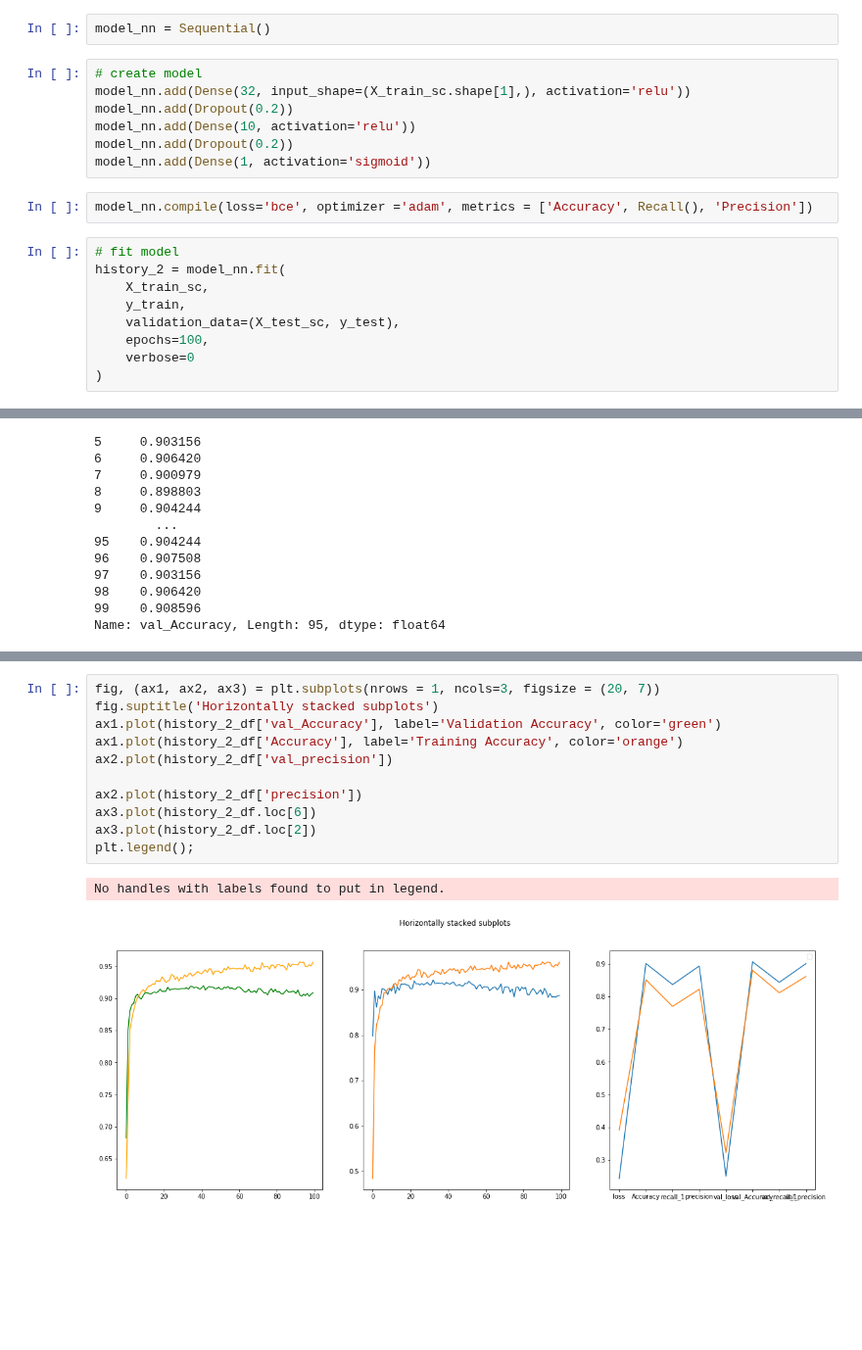
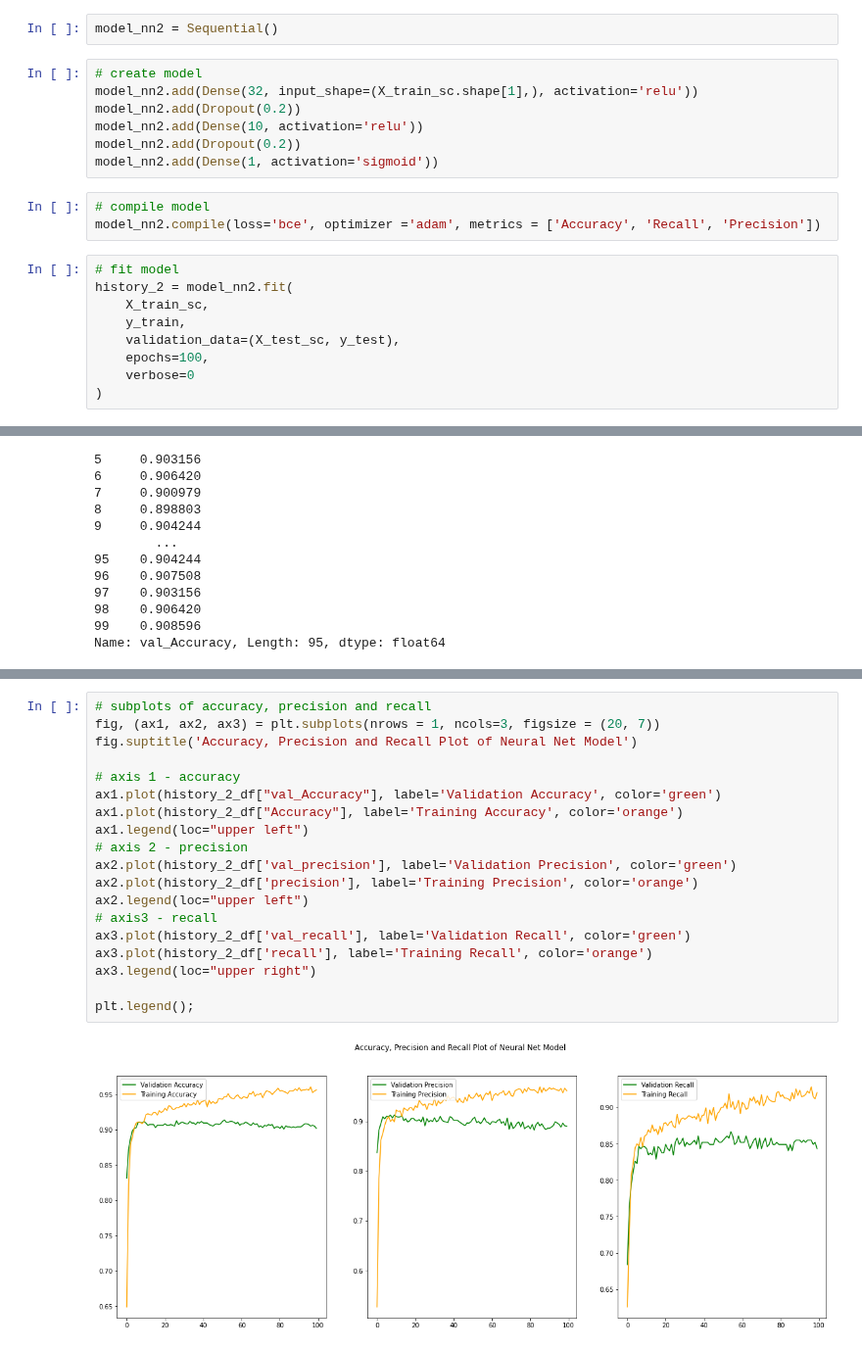
Before and after one commit to creigsantiago/GA-Project-5, a Jupyter notebook: Modeling_NaiveBayes_NeuralNets.ipynb, the cells around one changed output, grey strips where cells are left out. Shown at 98% size. Cells and saved outputs as stored; diff of their text form; blank space fills up the shorter version.

Commit message:
modeling notebooks

```diff
--- a/Modeling_NaiveBayes_NeuralNets.ipynb
+++ b/Modeling_NaiveBayes_NeuralNets.ipynb
@@ -292,19 +335,20 @@ sc = StandardScaler()
 X_train_sc = sc.fit_transform(X_train)
 X_test_sc = sc.transform(X_test)
 # %%
-model_nn = Sequential()
+model_nn2 = Sequential()
 # %%
 # create model
-model_nn.add(Dense(32, input_shape=(X_train_sc.shape[1],), activation='relu'))
-model_nn.add(Dropout(0.2))
-model_nn.add(Dense(10, activation='relu'))
-model_nn.add(Dropout(0.2))
-model_nn.add(Dense(1, activation='sigmoid'))
+model_nn2.add(Dense(32, input_shape=(X_train_sc.shape[1],), activation='relu'))
+model_nn2.add(Dropout(0.2))
+model_nn2.add(Dense(10, activation='relu'))
+model_nn2.add(Dropout(0.2))
+model_nn2.add(Dense(1, activation='sigmoid'))
 # %%
-model_nn.compile(loss='bce', optimizer ='adam', metrics = ['Accuracy', Recall(), 'Precision'])
+# compile model
+model_nn2.compile(loss='bce', optimizer ='adam', metrics = ['Accuracy', 'Recall', 'Precision'])
 # %%
 # fit model
-history_2 = model_nn.fit(
+history_2 = model_nn2.fit(
     X_train_sc,
     y_train,
     validation_data=(X_test_sc, y_test),
@@ -348,15 +384,22 @@ plt.legend();
 # %%
+# subplots of accuracy, precision and recall
 fig, (ax1, ax2, ax3) = plt.subplots(nrows = 1, ncols=3, figsize = (20, 7))
-fig.suptitle('Horizontally stacked subplots')
-ax1.plot(history_2_df['val_Accuracy'], label='Validation Accuracy', color='green')
-ax1.plot(history_2_df['Accuracy'], label='Training Accuracy', color='orange')
-ax2.plot(history_2_df['val_precision'])
+fig.suptitle('Accuracy, Precision and Recall Plot of Neural Net Model')
 
-ax2.plot(history_2_df['precision'])
-ax3.plot(history_2_df.loc[6])
-ax3.plot(history_2_df.loc[2])
+# axis 1 - accuracy
+ax1.plot(history_2_df["val_Accuracy"], label='Validation Accuracy', color='green')
+ax1.plot(history_2_df["Accuracy"], label='Training Accuracy', color='orange')
+ax1.legend(loc="upper left")
+# axis 2 - precision
+ax2.plot(history_2_df['val_precision'], label='Validation Precision', color='green')
+ax2.plot(history_2_df['precision'], label='Training Precision', color='orange')
+ax2.legend(loc="upper left")
+# axis3 - recall
+ax3.plot(history_2_df['val_recall'], label='Validation Recall', color='green')
+ax3.plot(history_2_df['recall'], label='Training Recall', color='orange')
+ax3.legend(loc="upper right")
+
 plt.legend();
 # %% [output]
-No handles with labels found to put in legend.
-[figure, old version]
+[figure, new version]
 # %%
```
Also changed, not shown: parts of 94 cells of this notebook, 1 other file.
